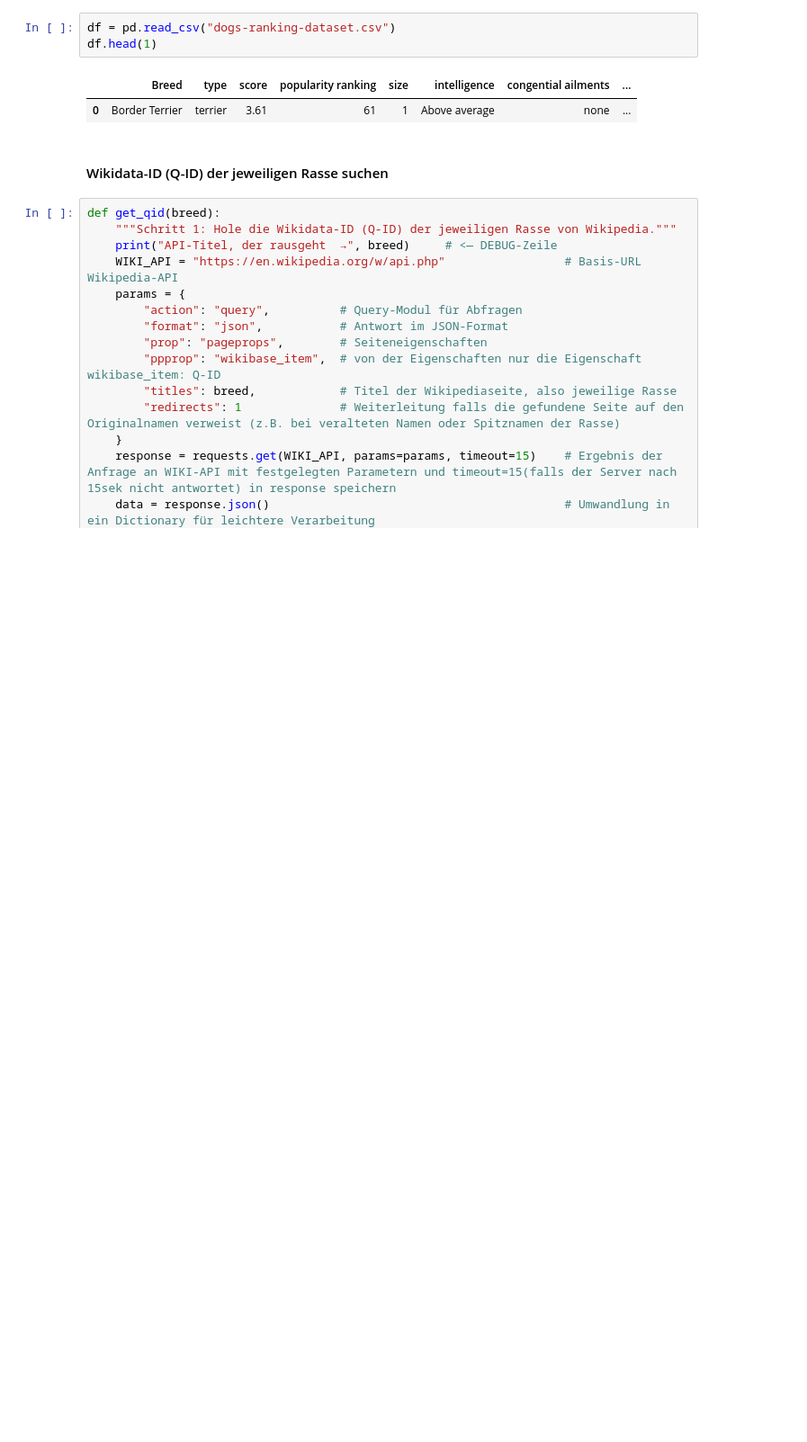
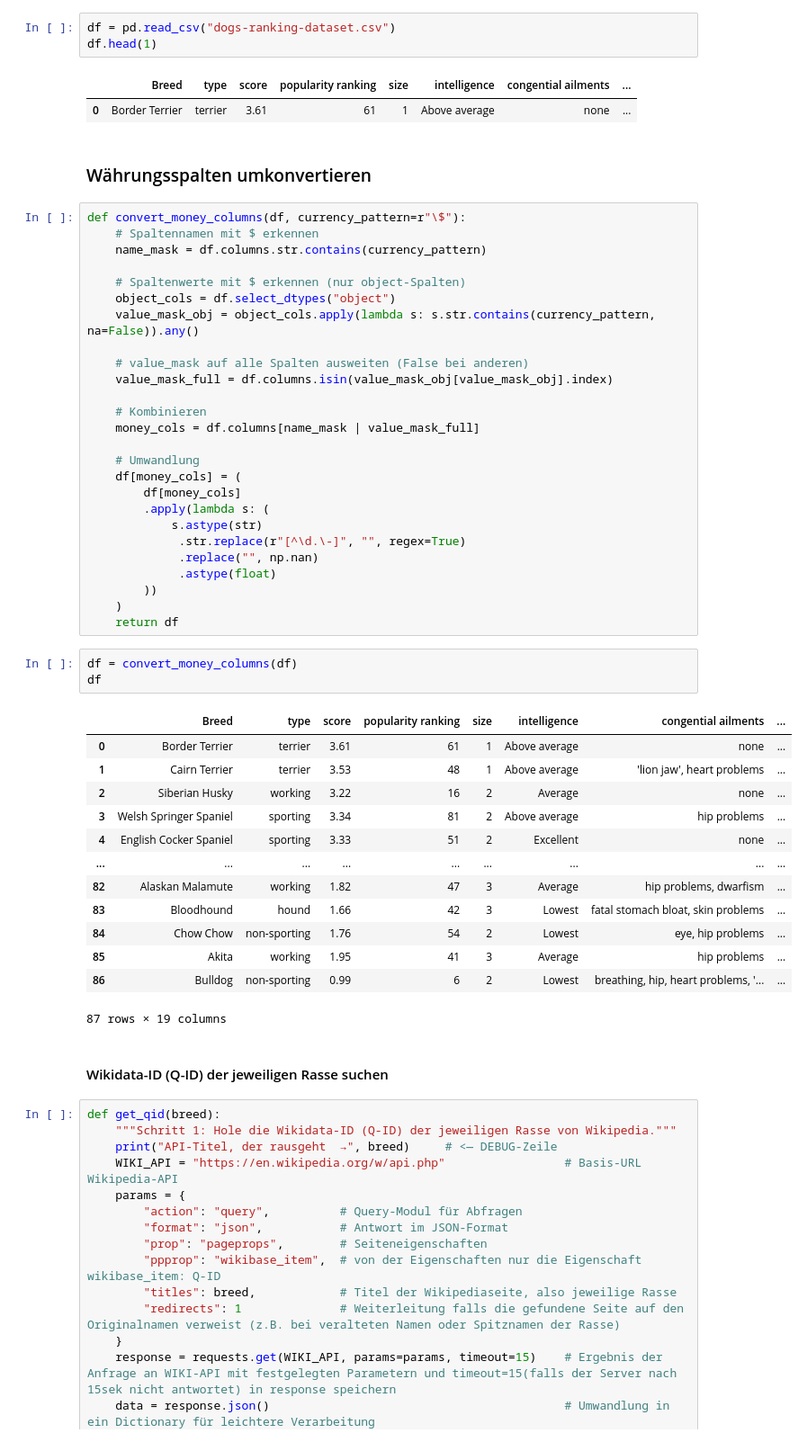
Before and after one commit to PiniPinella/TheDogFiles, a Jupyter notebook: data/origin_countries.ipynb, the cells around one changed output. Shown: that part at 90% size. Cells and saved outputs as stored; diff of their text form; blank space fills up the shorter version.

```diff
--- a/data/origin_countries.ipynb
+++ b/data/origin_countries.ipynb
@@ -15,6 +16,51 @@ df.head(1)
 # %% [output]
 |  | Breed | type | score | popularity ranking | size | intelligence | congential ailments | ... |
 | 0 | Border Terrier | terrier | 3.61 | 61 | 1 | Above average | none | ... |
+# %% [markdown]
+### Währungsspalten umkonvertieren
+# %%
+def convert_money_columns(df, currency_pattern=r"\$"):
+    # Spaltennamen mit $ erkennen
+    name_mask = df.columns.str.contains(currency_pattern)
+
+    # Spaltenwerte mit $ erkennen (nur object-Spalten)
+    object_cols = df.select_dtypes("object")
+    value_mask_obj = object_cols.apply(lambda s: s.str.contains(currency_pattern, na=False)).any()
+
+    # value_mask auf alle Spalten ausweiten (False bei anderen)
+    value_mask_full = df.columns.isin(value_mask_obj[value_mask_obj].index)
+
+    # Kombinieren
+    money_cols = df.columns[name_mask | value_mask_full]
+
+    # Umwandlung
+    df[money_cols] = (
+        df[money_cols]
+        .apply(lambda s: (
+            s.astype(str)
+             .str.replace(r"[^\d.\-]", "", regex=True)
+             .replace("", np.nan)
+             .astype(float)
+        ))
+    )
+    return df
+# %%
+df = convert_money_columns(df)
+df
+# %% [output]
+|  | Breed | type | score | popularity ranking | size | intelligence | congential ailments | ... |
+| 0 | Border Terrier | terrier | 3.61 | 61 | 1 | Above average | none | ... |
+| 1 | Cairn Terrier | terrier | 3.53 | 48 | 1 | Above average | 'lion jaw', heart problems | ... |
+| 2 | Siberian Husky | working | 3.22 | 16 | 2 | Average | none | ... |
+| 3 | Welsh Springer Spaniel | sporting | 3.34 | 81 | 2 | Above average | hip problems | ... |
+| 4 | English Cocker Spaniel | sporting | 3.33 | 51 | 2 | Excellent | none | ... |
+| ... | ... | ... | ... | ... | ... | ... | ... | ... |
+| 82 | Alaskan Malamute | working | 1.82 | 47 | 3 | Average | hip problems, dwarfism | ... |
+| 83 | Bloodhound | hound | 1.66 | 42 | 3 | Lowest | fatal stomach bloat, skin problems | ... |
+| 84 | Chow Chow | non-sporting | 1.76 | 54 | 2 | Lowest | eye, hip problems | ... |
+| 85 | Akita | working | 1.95 | 41 | 3 | Average | hip problems | ... |
+| 86 | Bulldog | non-sporting | 0.99 | 6 | 2 | Lowest | breathing, hip, heart problems, '... | ... |
+87 rows × 19 columns
 # %% [markdown]
 #### Wikidata-ID (Q-ID) der jeweiligen Rasse suchen
 # %%
```
Also changed, not shown: parts of 1 cell of this notebook, 4 other files.
